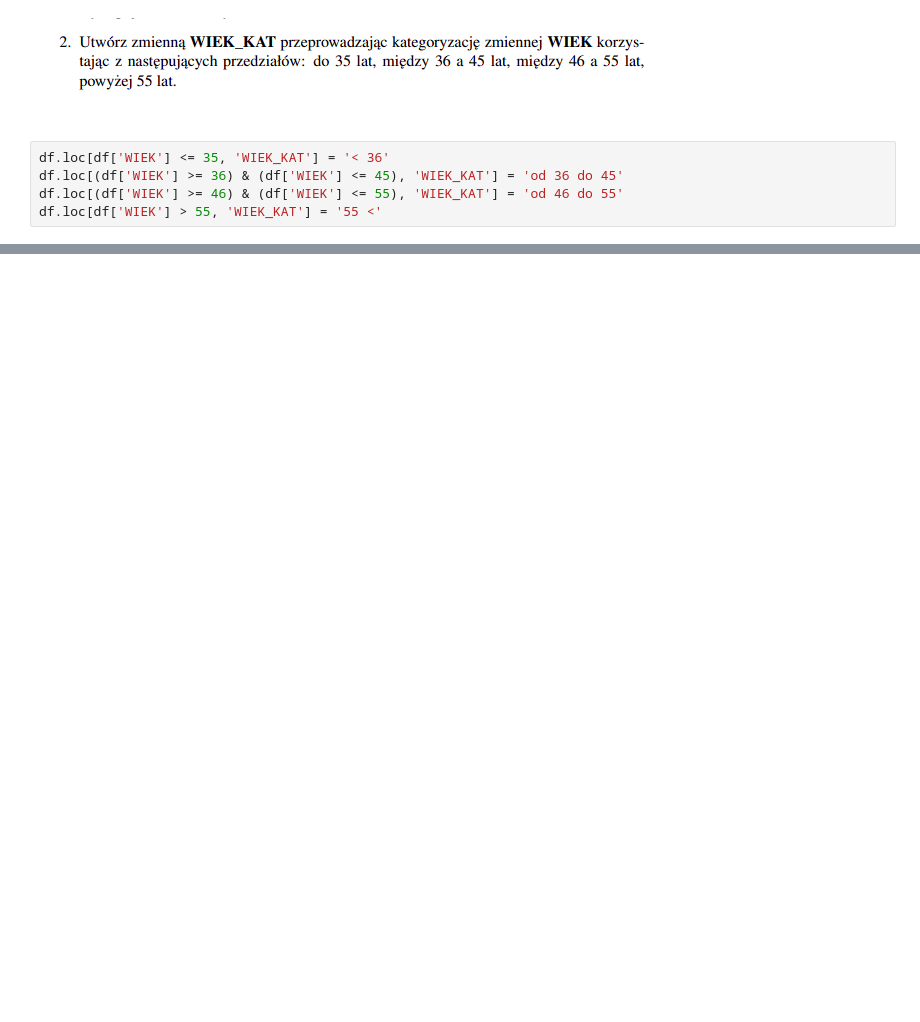
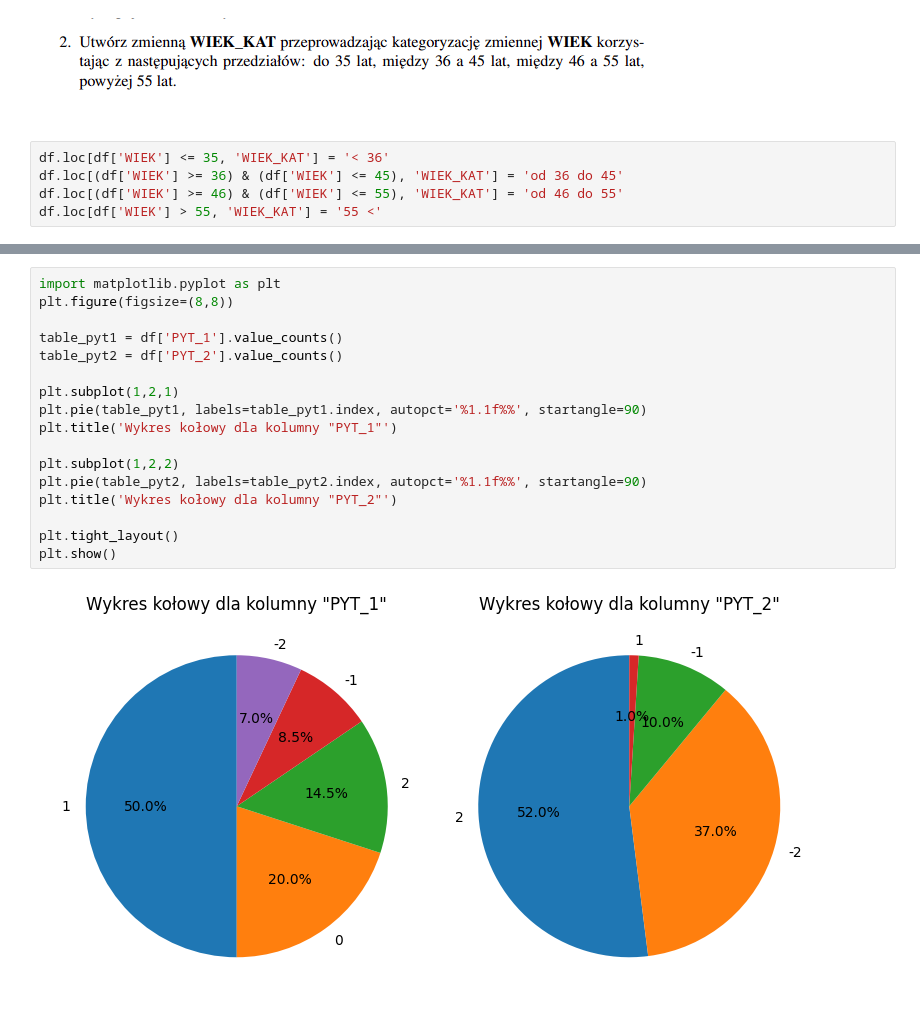
Before and after one commit to rafglo/Analysis-of-Survey-Data, a Jupyter notebook: lista1.ipynb, the cells around one changed output, grey strips where cells are left out. Cells and saved outputs as stored; diff of their text form; blank space fills up the shorter version.

```diff
--- a/lista1.ipynb
+++ b/lista1.ipynb
@@ -52,0 +98,19 @@ df
+# %%
+import matplotlib.pyplot as plt
+plt.figure(figsize=(8,8))
+
+table_pyt1 = df['PYT_1'].value_counts()
+table_pyt2 = df['PYT_2'].value_counts()
+
+plt.subplot(1,2,1)
+plt.pie(table_pyt1, labels=table_pyt1.index, autopct='%1.1f%%', startangle=90)
+plt.title('Wykres kołowy dla kolumny "PYT_1"')
+
+plt.subplot(1,2,2)
+plt.pie(table_pyt2, labels=table_pyt2.index, autopct='%1.1f%%', startangle=90)
+plt.title('Wykres kołowy dla kolumny "PYT_2"')
+
+plt.tight_layout()
+plt.show()
+# %% [output]
+[figure, added]
```
Also changed, not shown: parts of 22 cells of this notebook.
